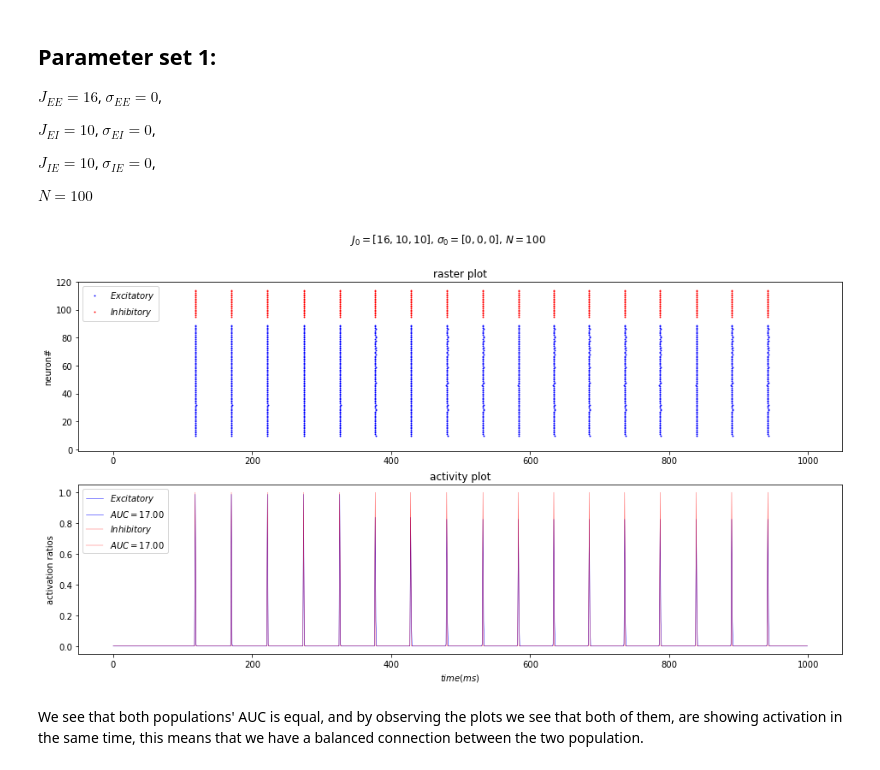
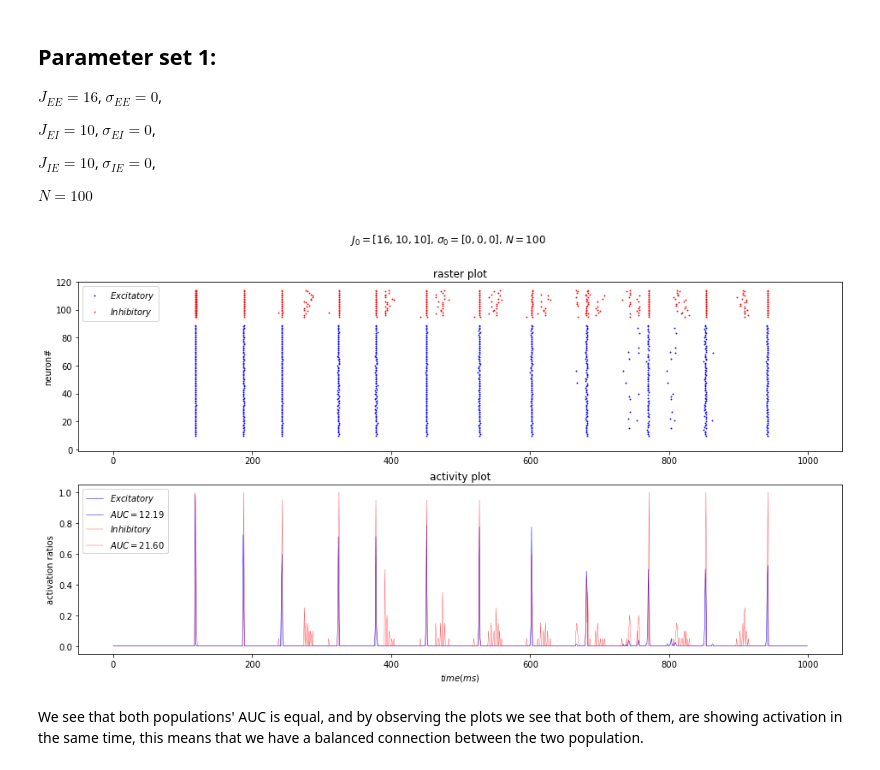
Before and after one commit to ArefAz/Computational-Neuroscience, a Jupyter notebook: project-3/project-3.ipynb, the cells around one changed output. Drawn from its saved outputs; the diff is of its cells as text; code cells hidden in the pictures.

```diff
--- a/project-3/project-3.ipynb
+++ b/project-3/project-3.ipynb
@@ -73,15 +73,15 @@ $N=100$
 # %%
 j0 = [16, 10, 10]
 sig0 = [1e-10, 1e-10, 1e-10]
 n = 100
 m1, m2 = run_connection_simulation(
-    connection_type=DenseConnection,
+    connection_type=RandomConnection,
     j0=j0, sig0=sig0, n_neurons=n
 )
 title = "$J_0 = {}$, $\sigma_0 = {}$, $N = {}$".format(j0, [0, 0, 0], n)
 draw_connection_plots(m1, m2, title=title)
 # %% [output]
-[figure, old version]
+[figure, new version]
 # %% [markdown]
 We see that both populations' AUC is equal, and by observing the plots we see that
 both of them, are showing activation in the same time, this means that we have
```
Also changed, not shown: parts of 11 cells of this notebook, 13 other files.
